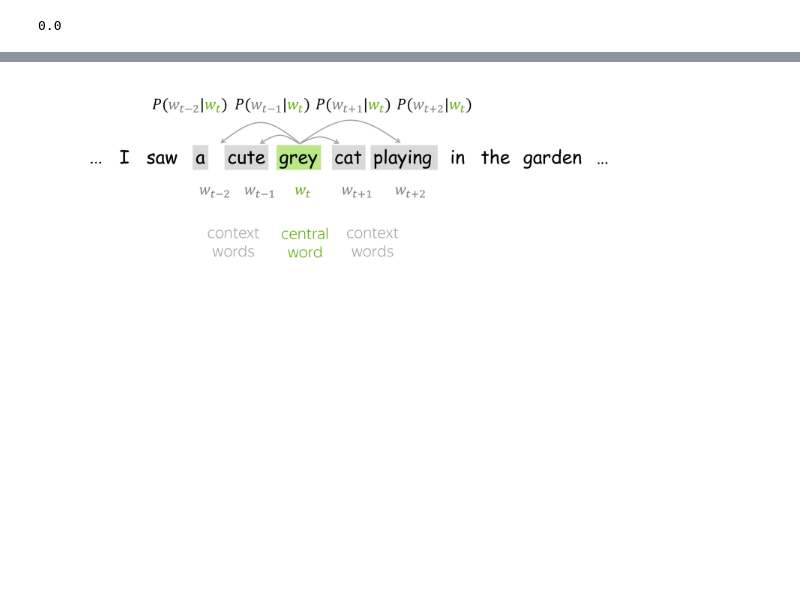
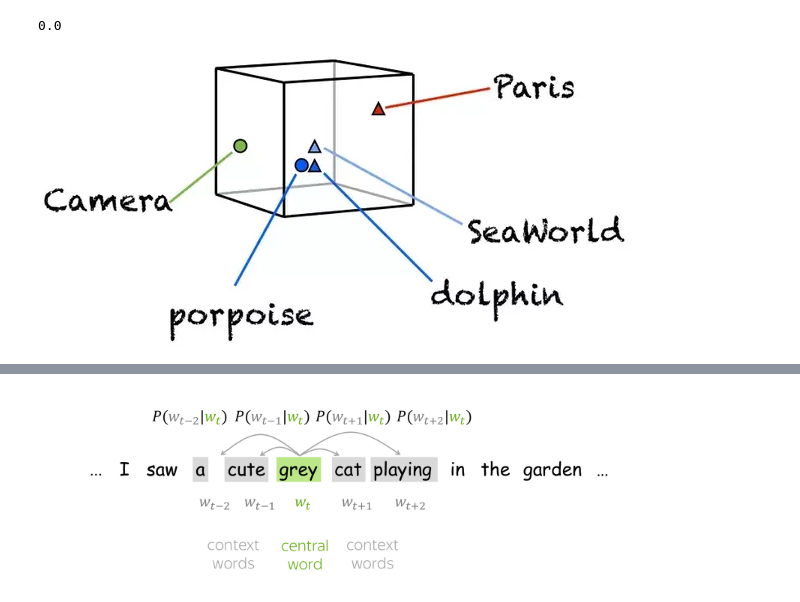
Before and after one commit to samstikhin/ml2021, a Jupyter notebook: 09-NLP/Embeddings.ipynb, the cells around one changed output, grey strips where cells are left out. Cells and saved outputs as stored; diff of their text form; code cells hidden in the pictures; blank space fills up the shorter version.

```diff
--- a/09-NLP/Embeddings.ipynb
+++ b/09-NLP/Embeddings.ipynb
@@ -413,3 +422,7 @@ cosine([ 0.354,  0.   ,  0.354],
        [ 0.354,  0.   ,  0.354])
 # %% [output]
 0.0
+# %%
+Image('images/embspace.png')
+# %% [output]
+[figure, added]
```
Also changed, not shown: parts of 40 cells of this notebook, 8 other files.
